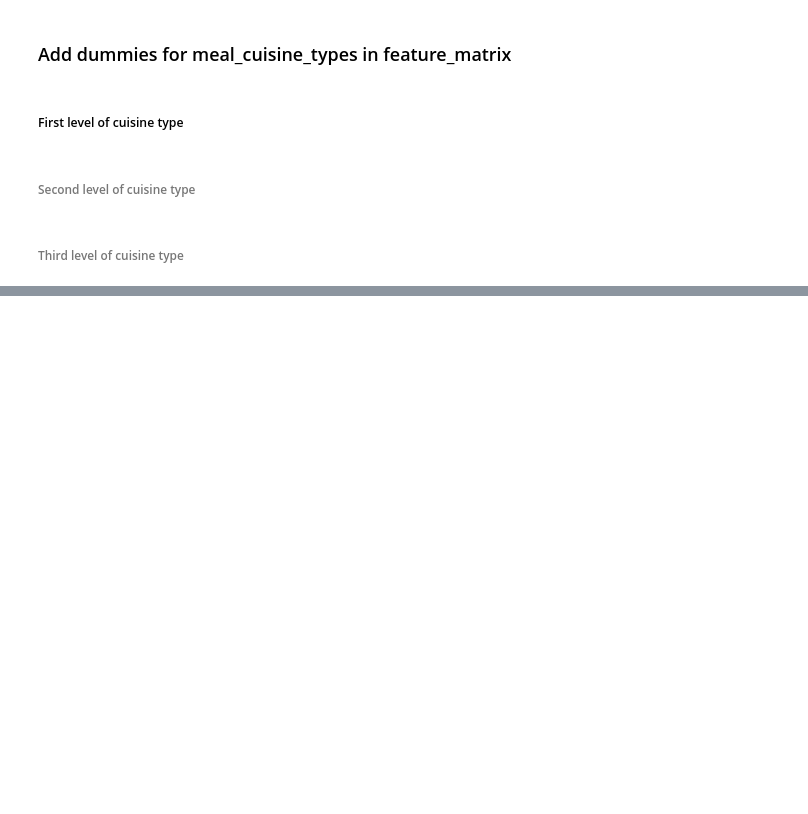
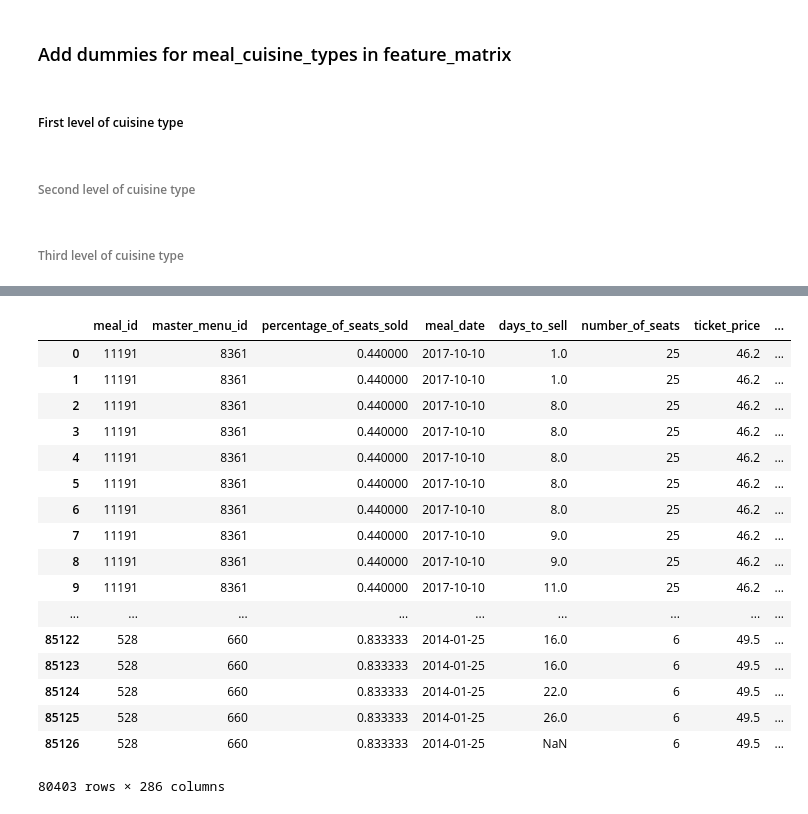
Before and after one commit to BraydenCleary/feastly, a Jupyter notebook: modeling_2.ipynb, the cells around one changed output, grey strips where cells are left out. Cells and saved outputs as stored; diff of their text form; code cells hidden in the pictures; blank space fills up the shorter version.

```diff
--- a/modeling_2.ipynb
+++ b/modeling_2.ipynb
@@ -312,0 +376,13 @@ components: [[  0.00000000e+00   0.00000000e+00   0.00000000e+00 ...,   1.054248
+# %%
+menu_dishes_about_latent_features = pd.DataFrame(menu_dishes_about_latent_features_with_menu_ids, columns=menu_dishes_about_latent_features_column_names)
+# %%
+at_menu_id_granularity = menu_dishes_about_latent_features.groupby('menu_id').sum().reset_index()
+# %%
+X = pd.merge(X, at_menu_id_granularity, left_on='master_menu_id', right_on='menu_id', how='left')
+del X['menu_id']
+# %%
+# X = X[(X.ticket_price > 10) & (X.ticket_price < 100)]
+price_ceiling_to_ignore = 100
+price_floor_to_ignore = 10
+meal_ids_to_ignore_because_price_outlier = X[(X.ticket_price < price_floor_to_ignore) | (X.ticket_price > price_ceiling_to_ignore)].meal_id.unique()
+X = X[~X['meal_id'].isin(meal_ids_to_ignore_because_price_outlier)]
@@ -312,0 +519,21 @@ components: [[  0.00000000e+00   0.00000000e+00   0.00000000e+00 ...,   1.054248
+# %%
+X
+# %% [output]
+|  | meal_id | master_menu_id | percentage_of_seats_sold | meal_date | days_to_sell | number_of_seats | ticket_price | ... |
+| 0 | 11191 | 8361 | 0.440000 | 2017-10-10 | 1.0 | 25 | 46.2 | ... |
+| 1 | 11191 | 8361 | 0.440000 | 2017-10-10 | 1.0 | 25 | 46.2 | ... |
+| 2 | 11191 | 8361 | 0.440000 | 2017-10-10 | 8.0 | 25 | 46.2 | ... |
+| 3 | 11191 | 8361 | 0.440000 | 2017-10-10 | 8.0 | 25 | 46.2 | ... |
+| 4 | 11191 | 8361 | 0.440000 | 2017-10-10 | 8.0 | 25 | 46.2 | ... |
+| 5 | 11191 | 8361 | 0.440000 | 2017-10-10 | 8.0 | 25 | 46.2 | ... |
+| 6 | 11191 | 8361 | 0.440000 | 2017-10-10 | 8.0 | 25 | 46.2 | ... |
+| 7 | 11191 | 8361 | 0.440000 | 2017-10-10 | 9.0 | 25 | 46.2 | ... |
+| 8 | 11191 | 8361 | 0.440000 | 2017-10-10 | 9.0 | 25 | 46.2 | ... |
+| 9 | 11191 | 8361 | 0.440000 | 2017-10-10 | 11.0 | 25 | 46.2 | ... |
+| ... | ... | ... | ... | ... | ... | ... | ... | ... |
+| 85122 | 528 | 660 | 0.833333 | 2014-01-25 | 16.0 | 6 | 49.5 | ... |
+| 85123 | 528 | 660 | 0.833333 | 2014-01-25 | 16.0 | 6 | 49.5 | ... |
+| 85124 | 528 | 660 | 0.833333 | 2014-01-25 | 22.0 | 6 | 49.5 | ... |
+| 85125 | 528 | 660 | 0.833333 | 2014-01-25 | 26.0 | 6 | 49.5 | ... |
+| 85126 | 528 | 660 | 0.833333 | 2014-01-25 | NaN | 6 | 49.5 | ... |
+80403 rows × 286 columns
```
Also changed, not shown: parts of 38 cells of this notebook, 4 other files.
